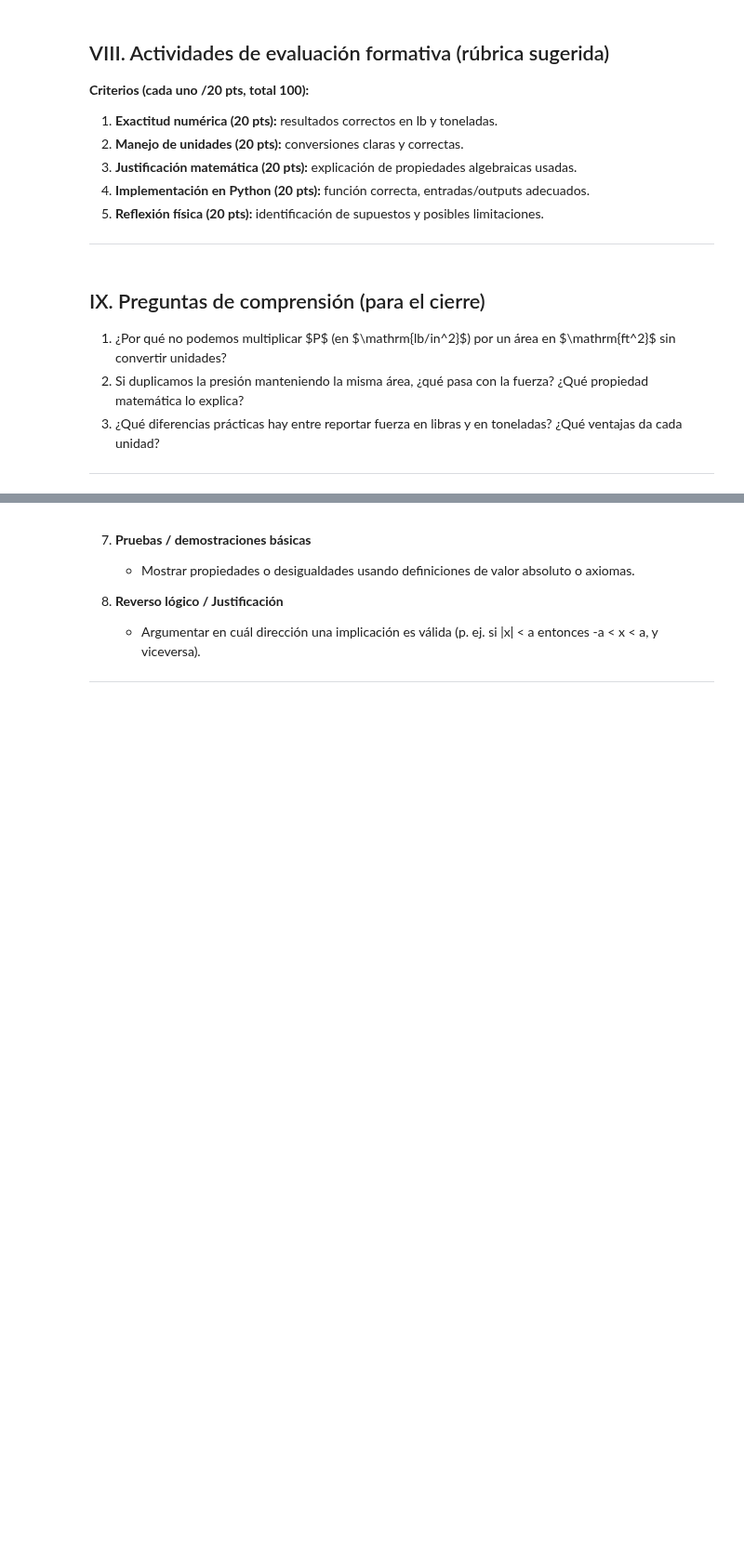
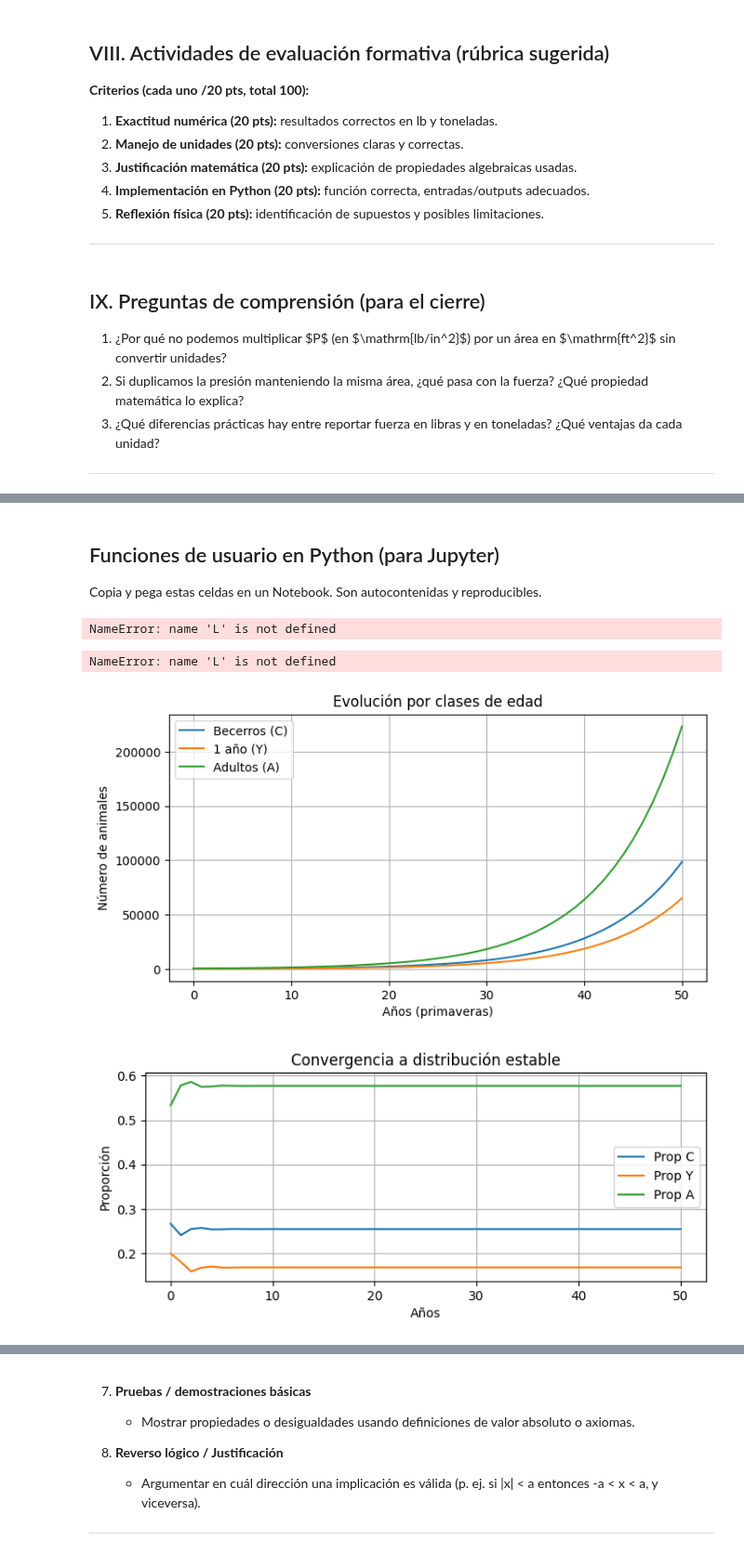
Before and after one commit to marco-canas/algebra_y_trigonometria, a Jupyter notebook: 3_planeacion/2_classes/2_unidad_1_reales/apendice_reales/3_ejerc_resueltos_de_cada_tipo_sec_1_1/ejercicios_resueltos_clasificados_sec_1_1.ipynb, the cells around one changed output, grey strips where cells are left out. Shown at 93% size. Saved outputs shown, nothing was run; the diff lists cells and outputs as text; code cells hidden in the pictures; blank space fills up the shorter version.

```diff
--- a/3_planeacion/2_classes/2_unidad_1_reales/apendice_reales/3_ejerc_resueltos_de_cada_tipo_sec_1_1/ejercicios_resueltos_clasificados_sec_1_1.ipynb
+++ b/3_planeacion/2_classes/2_unidad_1_reales/apendice_reales/3_ejerc_resueltos_de_cada_tipo_sec_1_1/ejercicios_resueltos_clasificados_sec_1_1.ipynb
@@ -912,0 +922,5 @@ Si quieres, te genero ahora:
+# %% [markdown]
+
+## Funciones de usuario en Python (para Jupyter)
+
+Copia y pega estas celdas en un Notebook. Son autocontenidas y reproducibles.
@@ -912,0 +948,73 @@ Si quieres, te genero ahora:
+# %%
+# Celda 2: función de simulación
+def simulate_population(L, x0, years=20):
+    """
+    Simula la dinámica x_{t+1} = L x_t durante 'years' pasos.
+    Devuelve array de forma (years+1, 3) con los vectores de estado.
+    """
+    hist = np.zeros((years+1, 3))
+    hist[0,:] = x0
+    x = x0.copy()
+    for t in range(1, years+1):
+        x = L.dot(x)
+        hist[t,:] = x
+    return hist
+
+# Ejemplo: simular 1 año (la siguiente primavera)
+hist1 = simulate_population(L, x0, years=1)
+display(Markdown("**Siguiente primavera (t=1):**"))
+display(hist1[1])
+# %% [output]
+NameError: name 'L' is not defined
+# %%
+# Celda 3: función para calcular autovalor dominante y distribución estable
+def dominant_eigen(L):
+    w, v = np.linalg.eig(L)
+    # seleccionar autovalor con mayor módulo
+    idx = np.argmax(np.abs(w))
+    lamb = w[idx].real
+    vec = v[:,idx].real
+    # normalizar vector a suma 1 (proporciones)
+    vec_pos = np.abs(vec)   # tomar magnitud para asegurar positividad
+    dist = vec_pos / vec_pos.sum()
+    return lamb, dist
+
+lamb, dist = dominant_eigen(L)
+display(Markdown(f"**Autovalor dominante (lambda):** {lamb:.6f}"))
+display(Markdown(f"**Distribución estable (calves, 1y, adults):** {dist.round(4)}"))
+# %% [output]
+NameError: name 'L' is not defined
+# %%
+# Celda 4: simular varios años y graficar
+years = 50
+hist = simulate_population(L, x0, years=years)
+
+# Graficar totales por clase
+plt.figure(figsize=(8,4))
+plt.plot(range(years+1), hist[:,0], label='Becerros (C)')
+plt.plot(range(years+1), hist[:,1], label='1 año (Y)')
+plt.plot(range(years+1), hist[:,2], label='Adultos (A)')
+plt.xlabel('Años (primaveras)')
+plt.ylabel('Número de animales')
+plt.legend()
+plt.grid(True)
+plt.title('Evolución por clases de edad')
+plt.show()
+
+# Graficar proporciones
+total = hist.sum(axis=1)
+props = hist / total[:,None]
+plt.figure(figsize=(8,3))
+plt.plot(range(years+1), props[:,0], label='Prop C')
+plt.plot(range(years+1), props[:,1], label='Prop Y')
+plt.plot(range(years+1), props[:,2], label='Prop A')
+plt.xlabel('Años')
+plt.ylabel('Proporción')
+plt.legend()
+plt.grid(True)
+plt.title('Convergencia a distribución estable')
+plt.savefig(r'C:\Users\marco\Downloads\comportamiento_a_largo_plazo.png')
+plt.show()
+# %% [output]
+[figure, added]
+[figure, added]
```
Also changed, not shown: parts of 87 cells of this notebook, 2 other files.
